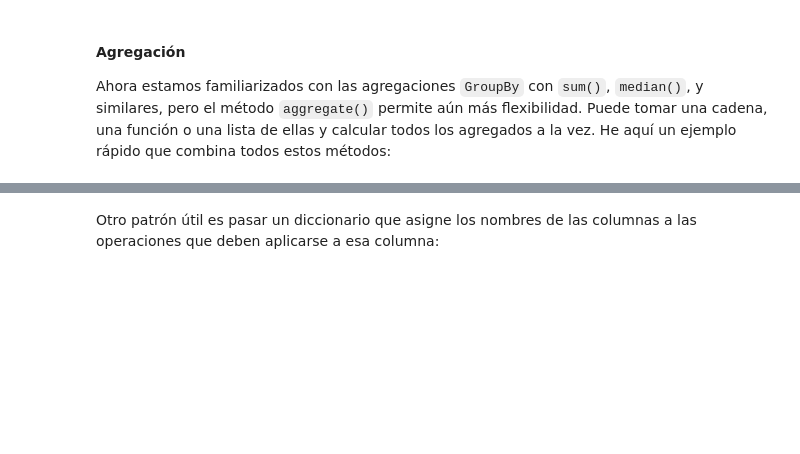
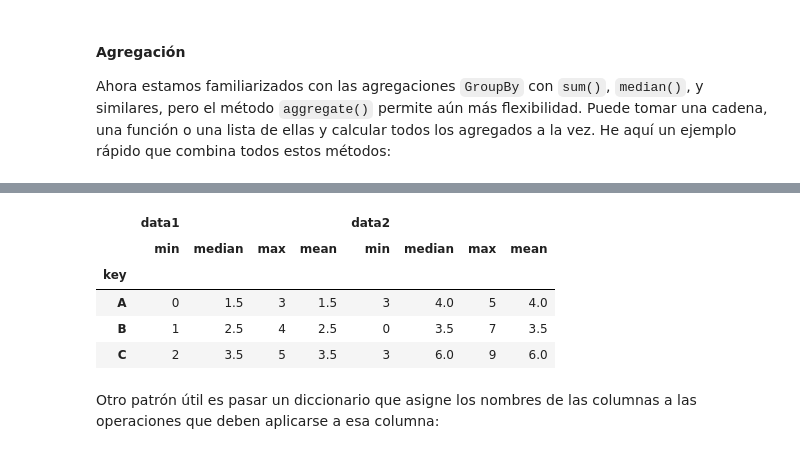
Before and after one commit to FedeThione/DS_PT_09_2023, a Jupyter notebook: Data_Analysis/2-Pandas/Teoría/8_Aggregation-and-Grouping.ipynb, the cells around one changed output, grey strips where cells are left out. Drawn from its saved outputs; the diff is of its cells as text; code cells hidden in the pictures; blank space fills up the shorter version.

```diff
--- a/Data_Analysis/2-Pandas/Teoría/8_Aggregation-and-Grouping.ipynb
+++ b/Data_Analysis/2-Pandas/Teoría/8_Aggregation-and-Grouping.ipynb
@@ -287,3 +371,6 @@ df
 Ahora estamos familiarizados con las agregaciones ``GroupBy`` con ``sum()``, ``median()``, y similares, pero el método ``aggregate()`` permite aún más flexibilidad.
 Puede tomar una cadena, una función o una lista de ellas y calcular todos los agregados a la vez.
 He aquí un ejemplo rápido que combina todos estos métodos:
+# %%
+df['nombre'] = df['data1'].mean() # si quiero crear la columna lo hago de esta manera y no con el agregate
+df
@@ -290,5 +385,12 @@ He aquí un ejemplo rápido que combina todos estos métodos:
 # %%
-df.groupby('key').aggregate(['min', 'median', 'max'])
+df.groupby('key').aggregate(['min', 'median', 'max','mean'])
+# %% [output]
+|  | data1 |  |  |  | data2 |  |  |  |
+|  | min | median | max | mean | min | median | max | mean |
+| key |  |  |  |  |  |  |  |  |
+| A | 0 | 1.5 | 3 | 1.5 | 3 | 4.0 | 5 | 4.0 |
+| B | 1 | 2.5 | 4 | 2.5 | 0 | 3.5 | 7 | 3.5 |
+| C | 2 | 3.5 | 5 | 3.5 | 3 | 6.0 | 9 | 6.0 |
 # %% [markdown]
 Otro patrón útil es pasar un diccionario que asigne los nombres de las columnas a las operaciones que deben aplicarse a esa columna:
 # %%
```
Also changed, not shown: parts of 35 cells of this notebook.
